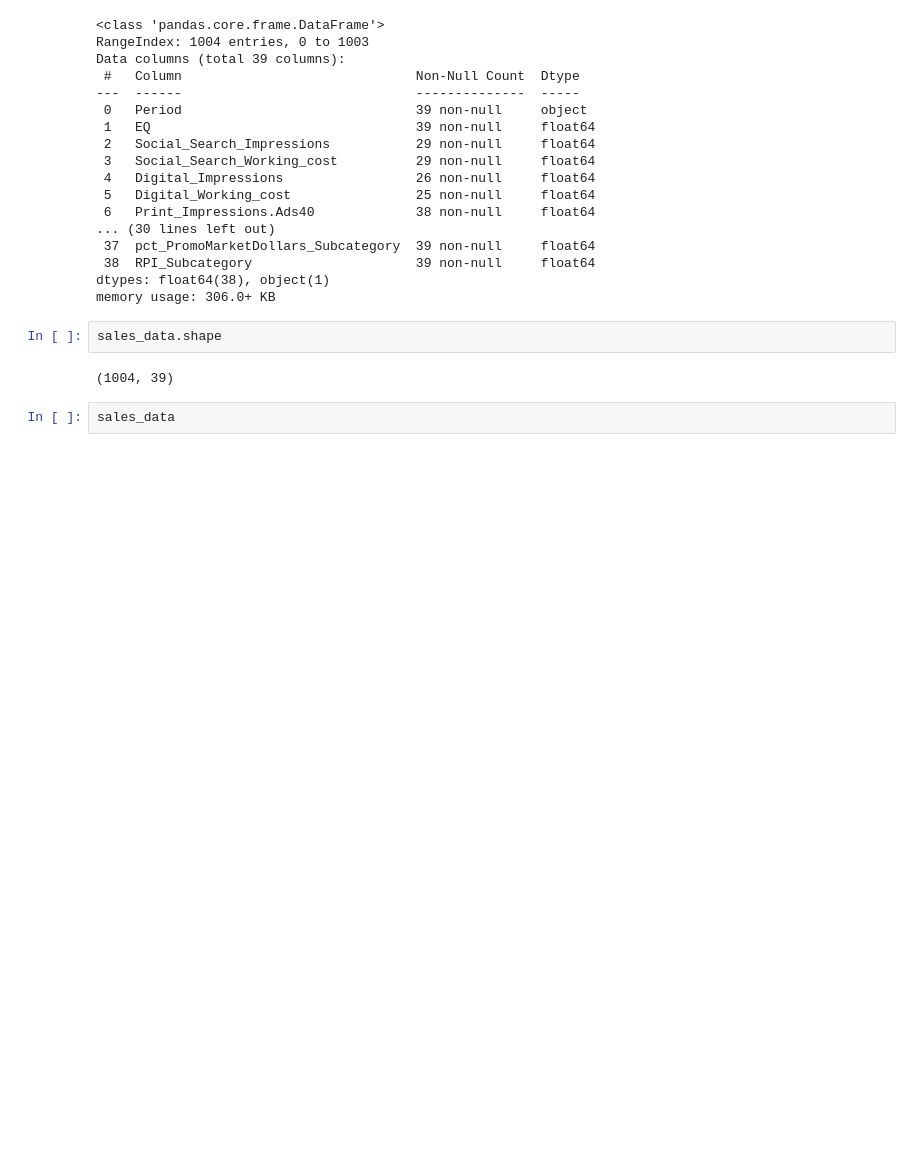
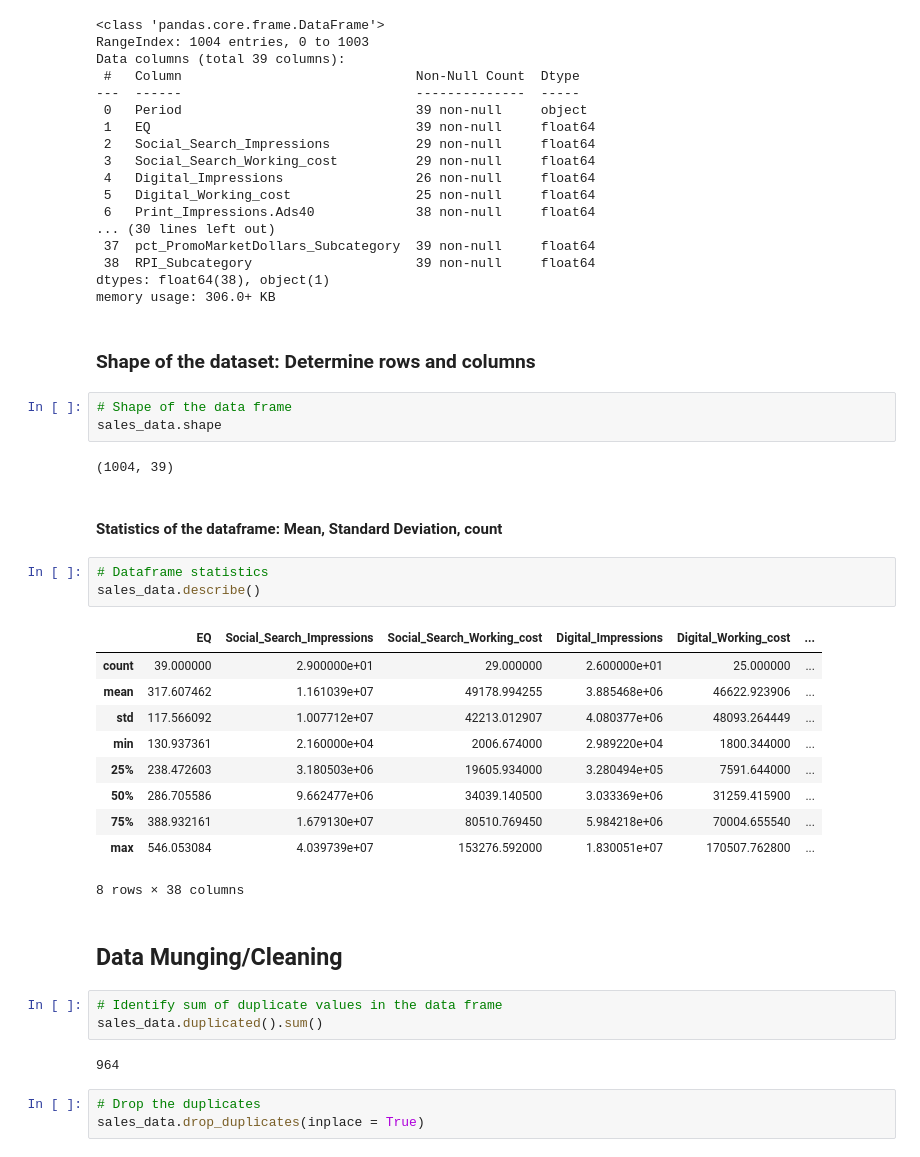
Before and after one commit to Edna722/Atote-Sales-Parctice-Tool-Analysis2, a Jupyter notebook: Sales Notebook.ipynb, the cells around one changed output. Drawn from its saved outputs; the diff is of its cells as text; blank space fills up the shorter version.

Commit message:
Data Munging

```diff
--- a/Sales Notebook.ipynb
+++ b/Sales Notebook.ipynb
@@ -92,9 +92,36 @@ Data columns (total 39 columns):
  38  RPI_Subcategory                     39 non-null     float64
 dtypes: float64(38), object(1)
 memory usage: 306.0+ KB
-# %%
-sales_data.shape
-# %% [output]
-(1004, 39)
-# %%
-sales_data
+# %% [markdown]
+### Shape of the dataset: Determine rows and columns
+# %%
+# Shape of the data frame
+sales_data.shape
+# %% [output]
+(1004, 39)
+# %% [markdown]
+#### Statistics of the dataframe: Mean, Standard Deviation, count
+# %%
+# Dataframe statistics
+sales_data.describe()
+# %% [output]
+|  | EQ | Social_Search_Impressions | Social_Search_Working_cost | Digital_Impressions | Digital_Working_cost | ... |
+| count | 39.000000 | 2.900000e+01 | 29.000000 | 2.600000e+01 | 25.000000 | ... |
+| mean | 317.607462 | 1.161039e+07 | 49178.994255 | 3.885468e+06 | 46622.923906 | ... |
+| std | 117.566092 | 1.007712e+07 | 42213.012907 | 4.080377e+06 | 48093.264449 | ... |
+| min | 130.937361 | 2.160000e+04 | 2006.674000 | 2.989220e+04 | 1800.344000 | ... |
+| 25% | 238.472603 | 3.180503e+06 | 19605.934000 | 3.280494e+05 | 7591.644000 | ... |
+| 50% | 286.705586 | 9.662477e+06 | 34039.140500 | 3.033369e+06 | 31259.415900 | ... |
+| 75% | 388.932161 | 1.679130e+07 | 80510.769450 | 5.984218e+06 | 70004.655540 | ... |
+| max | 546.053084 | 4.039739e+07 | 153276.592000 | 1.830051e+07 | 170507.762800 | ... |
+8 rows × 38 columns
+# %% [markdown]
+## Data Munging/Cleaning
+# %%
+# Identify sum of duplicate values in the data frame
+sales_data.duplicated().sum()
+# %% [output]
+964
+# %%
+# Drop the duplicates
+sales_data.drop_duplicates(inplace = True)
```
Also changed, not shown: parts of 2 cells of this notebook.
